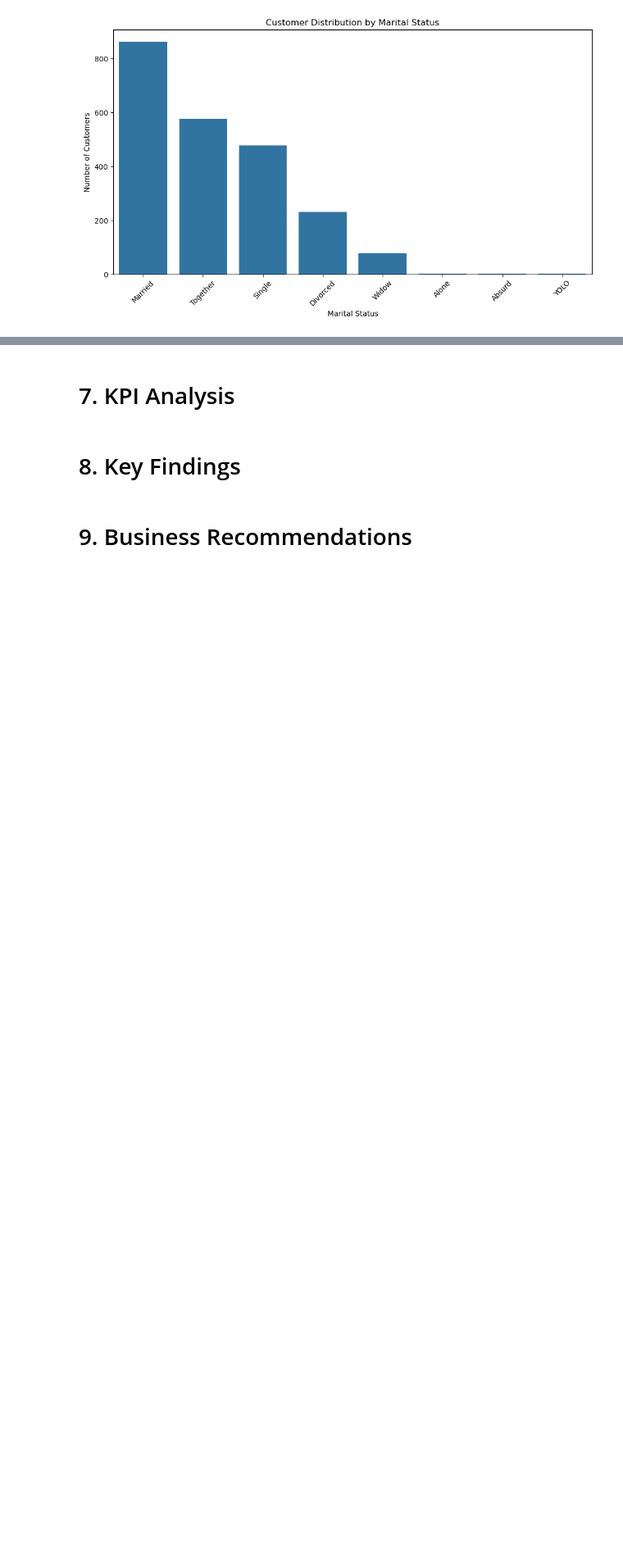
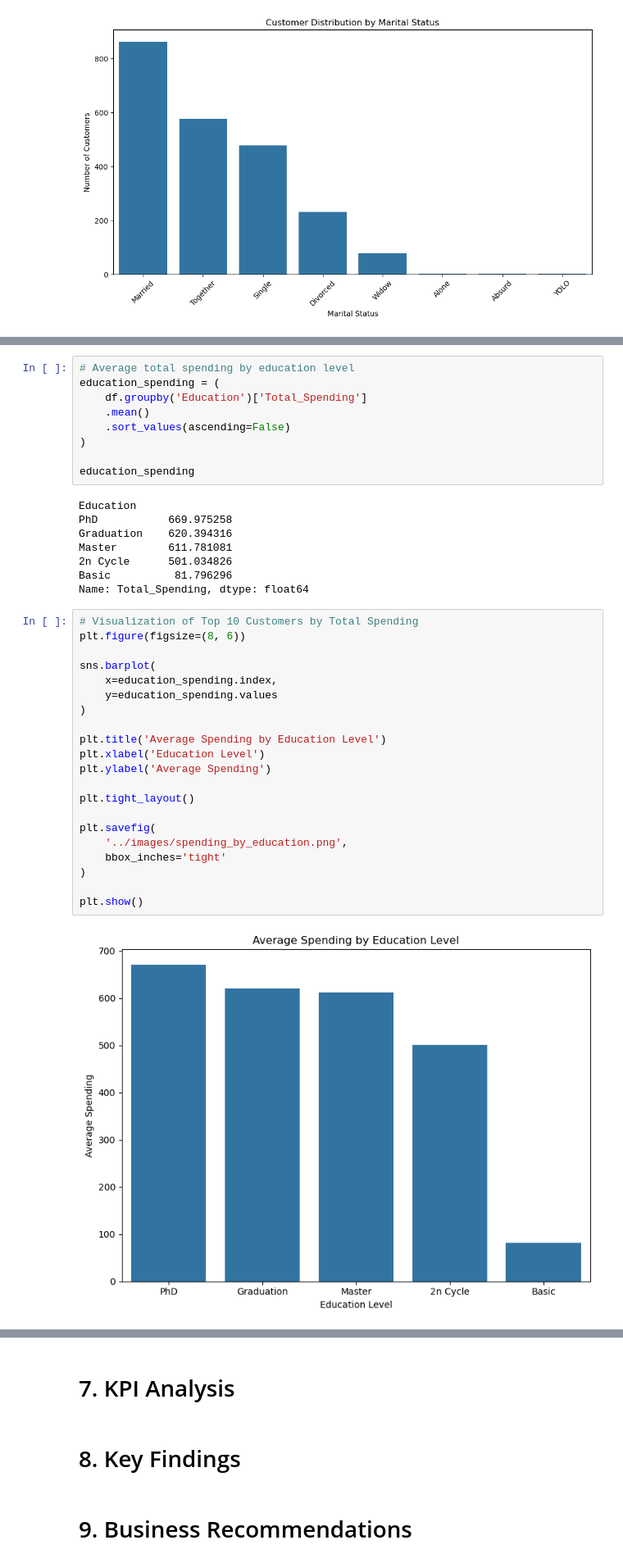
Before and after one commit to Harshpoonia/data-analytics-projects, a Jupyter notebook: Marketing-Campaign-Analytics/notebooks/Analysis.ipynb, the cells around one changed output, grey strips where cells are left out. Shown at 82% size. Saved outputs shown, nothing was run; the diff lists cells and outputs as text; blank space fills up the shorter version.

```diff
--- a/Marketing-Campaign-Analytics/notebooks/Analysis.ipynb
+++ b/Marketing-Campaign-Analytics/notebooks/Analysis.ipynb
@@ -750,0 +885,40 @@ plt.show()
+# %%
+# Average total spending by education level
+education_spending = (
+    df.groupby('Education')['Total_Spending']
+    .mean()
+    .sort_values(ascending=False)
+)
+
+education_spending
+# %% [output]
+Education
+PhD           669.975258
+Graduation    620.394316
+Master        611.781081
+2n Cycle      501.034826
+Basic          81.796296
+Name: Total_Spending, dtype: float64
+# %%
+# Visualization of Top 10 Customers by Total Spending
+plt.figure(figsize=(8, 6))
+
+sns.barplot(
+    x=education_spending.index,
+    y=education_spending.values
+)
+
+plt.title('Average Spending by Education Level')
+plt.xlabel('Education Level')
+plt.ylabel('Average Spending')
+
+plt.tight_layout()
+
+plt.savefig(
+    '../images/spending_by_education.png',
+    bbox_inches='tight'
+)
+
+plt.show()
+# %% [output]
+[figure, added]
```
Also changed, not shown: parts of 43 cells of this notebook, 8 other files.
